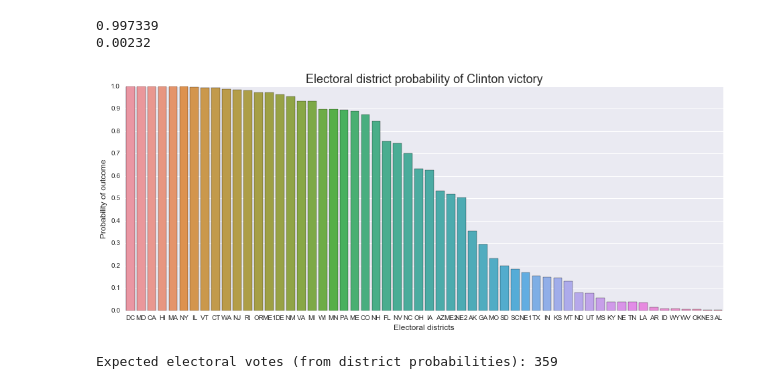
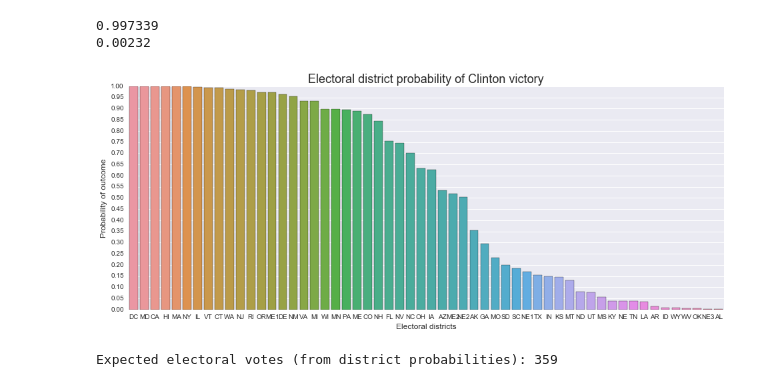
Before and after one commit to hughdbrown/Electoral-College-2016, a Jupyter notebook: FiveThirtyEight Electoral College Simulation.ipynb, the cells around one changed output. Saved outputs shown, nothing was run; the diff lists cells and outputs as text; code cells hidden in the pictures.

```diff
--- a/FiveThirtyEight Electoral College Simulation.ipynb
+++ b/FiveThirtyEight Electoral College Simulation.ipynb
@@ -200,19 +200,19 @@ print(float(losses) / SIMULATIONS)
 # %%
 from operator import itemgetter
 
 sorted_dist = sorted(dists, key=itemgetter("prob"), reverse=True)
 
 x = [d["name"] for d in sorted_dist]
 y = [d["prob"] for d in sorted_dist]
 plt.figure(figsize=(16, 6))
 sns.barplot(x, y)
 plt.xlabel("Electoral districts", fontsize=12)
 plt.ylabel("Probability of outcome", fontsize=12)
 plt.title("Electoral district probability of Clinton victory", fontsize=18)
-plt.yticks(np.linspace(0.0, 1.0, 11))
+plt.yticks(np.linspace(0.0, 1.0, 21))
 plt.show()
 # %% [output]
-[figure, old version]
+[figure, new version]
 # %%
 dist_probabilities = np.sum(ec_votes[k] for k, v in zip(x, y) if v > 0.5)
 print("Expected electoral votes (from district probabilities): {0}".format(dist_probabilities))
```
Also changed, not shown: 1 other file.
